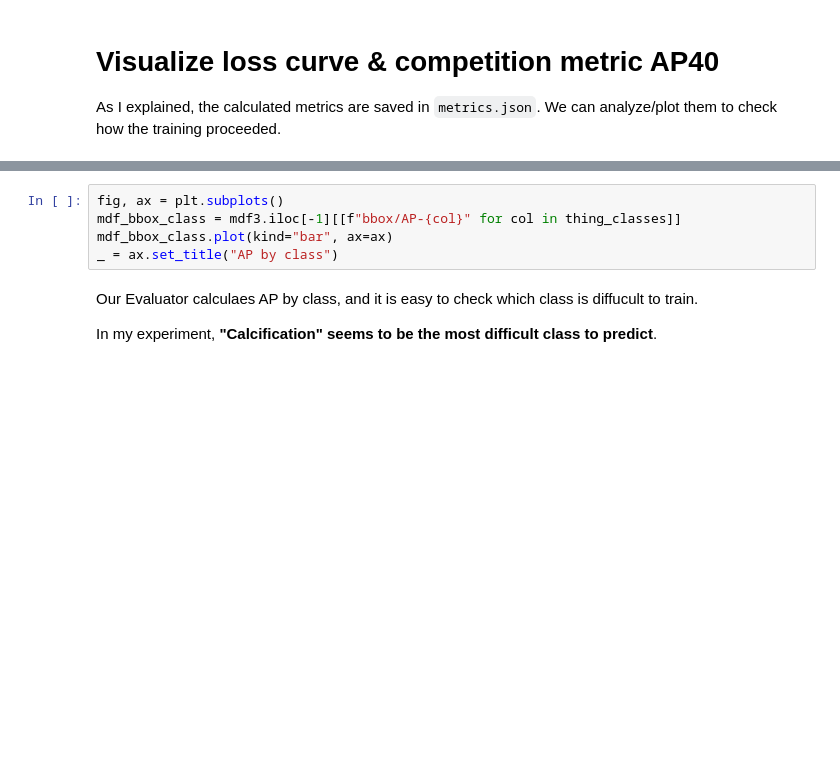
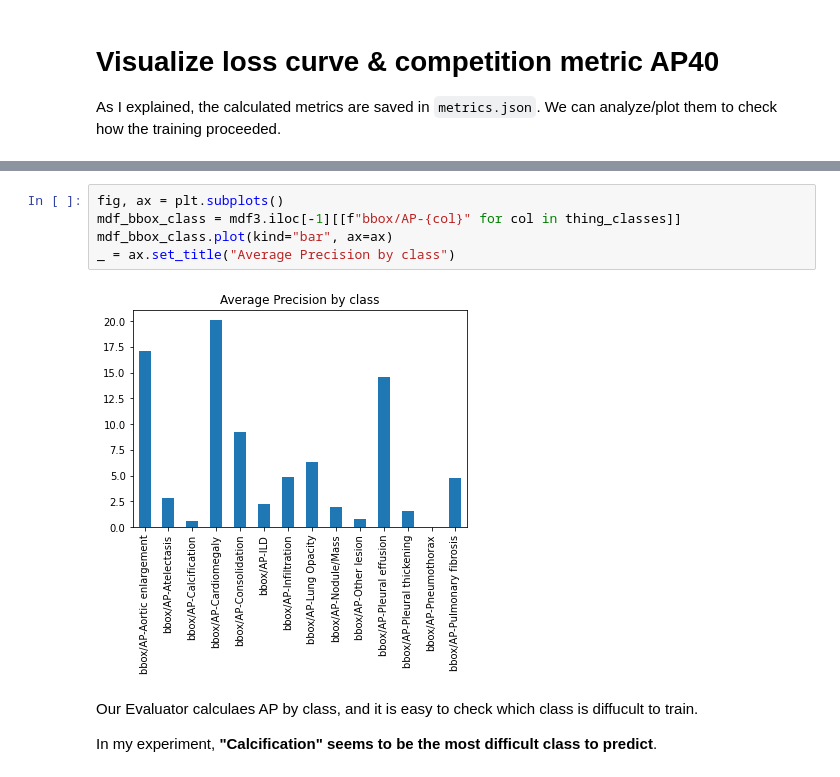
Before and after one commit to Hryniewska/VinBigData, a Jupyter notebook: vinbigdata-detectron2-train.ipynb, the cells around one changed output, grey strips where cells are left out. Saved outputs shown, nothing was run; the diff lists cells and outputs as text; blank space fills up the shorter version.

```diff
--- a/vinbigdata-detectron2-train.ipynb
+++ b/vinbigdata-detectron2-train.ipynb
@@ -1715,8 +1766,10 @@ plt.savefig(outdir / "AP40.png")
 # %%
 fig, ax = plt.subplots()
 mdf_bbox_class = mdf3.iloc[-1][[f"bbox/AP-{col}" for col in thing_classes]]
 mdf_bbox_class.plot(kind="bar", ax=ax)
-_ = ax.set_title("AP by class")
+_ = ax.set_title("Average Precision by class")
+# %% [output]
+[figure, added]
 # %% [markdown]
 Our Evaluator calculaes AP by class, and it is easy to check which class is diffucult to train.
 
```
Also changed, not shown: parts of 19 cells of this notebook, 1 other file.
